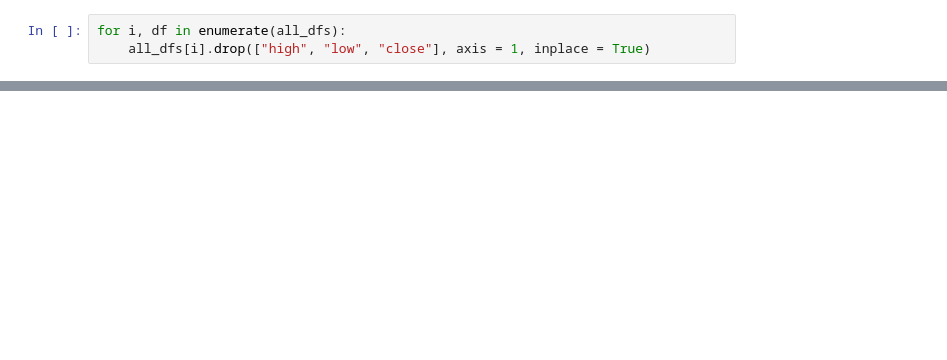
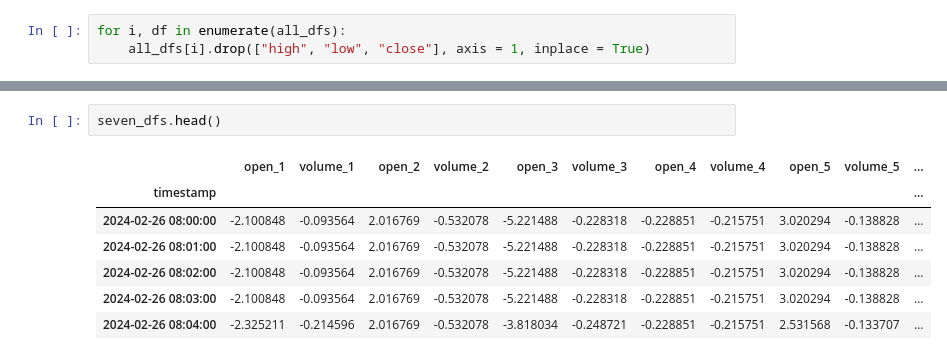
Before and after one commit to FerdinandBeaman/Capstone, a Jupyter notebook: CapstoneProject.ipynb, the cells around one changed output, grey strips where cells are left out. Drawn from its saved outputs; the diff is of its cells as text; blank space fills up the shorter version.

```diff
--- a/CapstoneProject.ipynb
+++ b/CapstoneProject.ipynb
@@ -123,0 +152,10 @@ for i, df in enumerate(all_dfs):
+# %%
+seven_dfs.head()
+# %% [output]
+|  | open_1 | volume_1 | open_2 | volume_2 | open_3 | volume_3 | open_4 | volume_4 | open_5 | volume_5 | ... |
+| timestamp |  |  |  |  |  |  |  |  |  |  | ... |
+| 2024-02-26 08:00:00 | -2.100848 | -0.093564 | 2.016769 | -0.532078 | -5.221488 | -0.228318 | -0.228851 | -0.215751 | 3.020294 | -0.138828 | ... |
+| 2024-02-26 08:01:00 | -2.100848 | -0.093564 | 2.016769 | -0.532078 | -5.221488 | -0.228318 | -0.228851 | -0.215751 | 3.020294 | -0.138828 | ... |
+| 2024-02-26 08:02:00 | -2.100848 | -0.093564 | 2.016769 | -0.532078 | -5.221488 | -0.228318 | -0.228851 | -0.215751 | 3.020294 | -0.138828 | ... |
+| 2024-02-26 08:03:00 | -2.100848 | -0.093564 | 2.016769 | -0.532078 | -5.221488 | -0.228318 | -0.228851 | -0.215751 | 3.020294 | -0.138828 | ... |
+| 2024-02-26 08:04:00 | -2.325211 | -0.214596 | 2.016769 | -0.532078 | -3.818034 | -0.248721 | -0.228851 | -0.215751 | 2.531568 | -0.133707 | ... |
```
Also changed, not shown: parts of 28 cells of this notebook.
